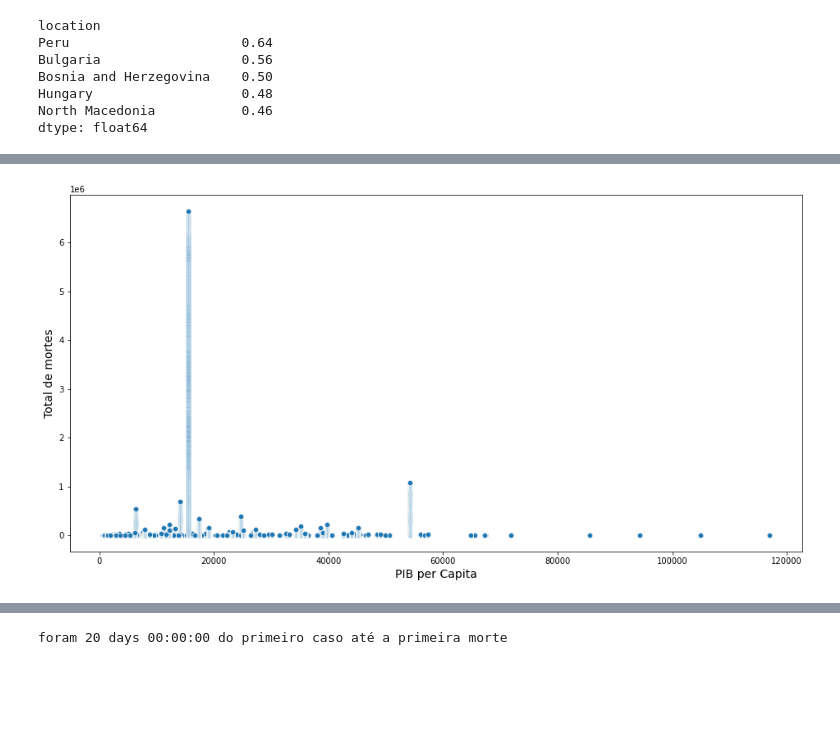
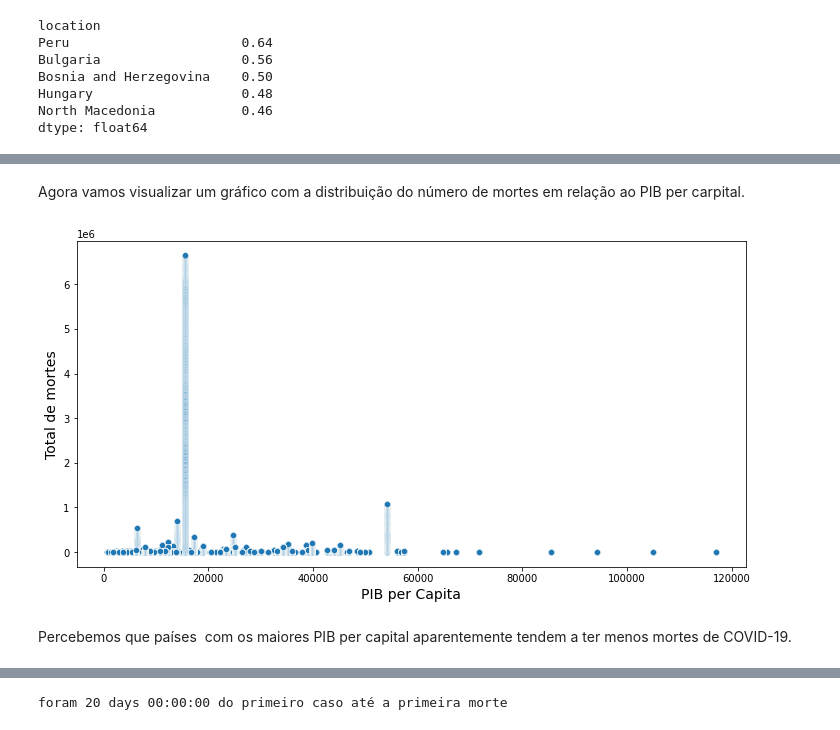
Before and after one commit to IsWallison/Panorama_COVID_19, a Jupyter notebook: Projeto_Panorama_do_COVID_19_no_Brasil.ipynb, the cells around one changed output, grey strips where cells are left out. Saved outputs shown, nothing was run; the diff lists cells and outputs as text; code cells hidden in the pictures; blank space fills up the shorter version.

```diff
--- a/Projeto_Panorama_do_COVID_19_no_Brasil.ipynb
+++ b/Projeto_Panorama_do_COVID_19_no_Brasil.ipynb
@@ -426,0 +411,6 @@ Peru, Bulgaria e Bosnia and Herzegovina são os paises com a maior taxa de morte
+# %%
+pib = df.groupby('location')['gdp_per_capita'].max()
+df2 = df.set_index('location')
+pib = df2[(df2['date']=="2022-12-07")]['gdp_per_capita']
+
+pib.sort_values(ascending=False)[0:10]
@@ -427,10 +441,13 @@ Peru, Bulgaria e Bosnia and Herzegovina são os paises com a maior taxa de morte
+# %% [markdown]
+Agora vamos visualizar um gráfico com a distribuição do número de mortes em relação ao PIB per carpital.
 # %%
-
 # plotando disperão do número de mortos por renda per capita
-plt.figure(figsize = (16, 8))
+plt.figure(figsize = (12, 6))
 sns.scatterplot(data=df, x='gdp_per_capita', y='total_deaths')
 plt.xlabel("PIB per Capita", size = 14)
 plt.ylabel("Total de mortes", size = 14)
 plt.show()
 # %% [output]
-[figure, old version]
+[figure, new version]
+# %% [markdown]
+Percebemos que países  com os maiores PIB per capital aparentemente tendem a ter menos mortes de COVID-19.
```
Also changed, not shown: parts of 50 cells of this notebook.
